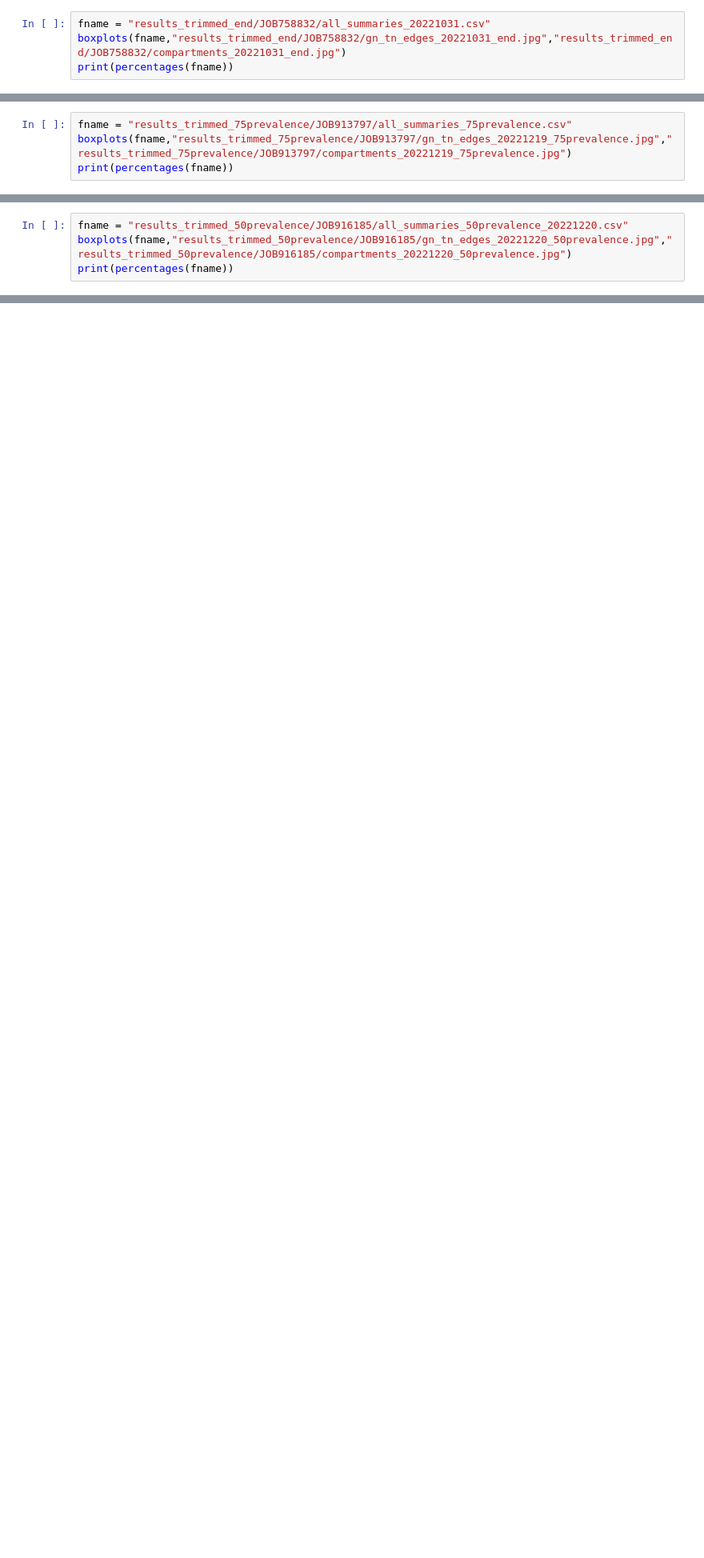
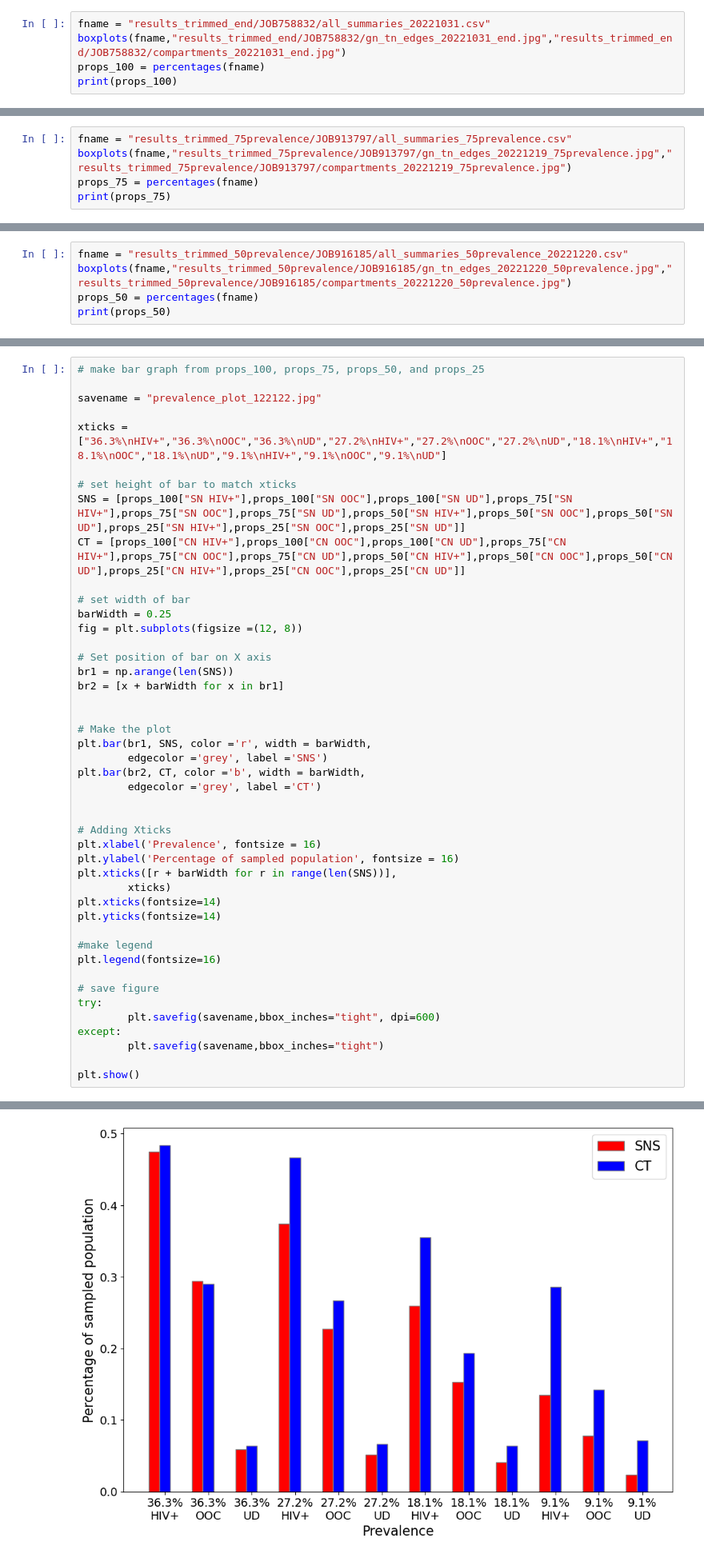
Before and after one commit to breecummins/social_sampling_in_epidemics, a Jupyter notebook: simulations/study_params_20220929/visualize_results.ipynb, the cells around one changed output, grey strips where cells are left out. Shown at 80% size. Cells and saved outputs as stored; diff of their text form; blank space fills up the shorter version.

```diff
--- a/simulations/study_params_20220929/visualize_results.ipynb
+++ b/simulations/study_params_20220929/visualize_results.ipynb
@@ -76,7 +76,8 @@ def percentages(fname):
 # %%
 fname = "results_trimmed_end/JOB758832/all_summaries_20221031.csv"
 boxplots(fname,"results_trimmed_end/JOB758832/gn_tn_edges_20221031_end.jpg","results_trimmed_end/JOB758832/compartments_20221031_end.jpg")
-print(percentages(fname))
+props_100 = percentages(fname)
+print(props_100)
 # %% [output]
 [figure]
 [figure]
@@ -137,7 +138,8 @@ sensitivity_analysis_acceptance/acceptance10/all_summaries_20221120165242.csv
 # %%
 fname = "results_trimmed_75prevalence/JOB913797/all_summaries_75prevalence.csv"
 boxplots(fname,"results_trimmed_75prevalence/JOB913797/gn_tn_edges_20221219_75prevalence.jpg","results_trimmed_75prevalence/JOB913797/compartments_20221219_75prevalence.jpg")
-print(percentages(fname))
+props_75 = percentages(fname)
+print(props_75)
 # %% [output]
 [figure]
 [figure]
@@ -146,7 +148,8 @@ Number of rows with NaN: 2
 # %%
 fname = "results_trimmed_50prevalence/JOB916185/all_summaries_50prevalence_20221220.csv"
 boxplots(fname,"results_trimmed_50prevalence/JOB916185/gn_tn_edges_20221220_50prevalence.jpg","results_trimmed_50prevalence/JOB916185/compartments_20221220_50prevalence.jpg")
-print(percentages(fname))
+props_50 = percentages(fname)
+print(props_50)
 # %% [output]
 [figure]
 [figure]
@@ -154,0 +168,46 @@ Number of rows with NaN: 0
+# %%
+# make bar graph from props_100, props_75, props_50, and props_25
+
+savename = "prevalence_plot_122122.jpg"
+
+xticks = ["36.3%\nHIV+","36.3%\nOOC","36.3%\nUD","27.2%\nHIV+","27.2%\nOOC","27.2%\nUD","18.1%\nHIV+","18.1%\nOOC","18.1%\nUD","9.1%\nHIV+","9.1%\nOOC","9.1%\nUD"]
+
+# set height of bar to match xticks
+SNS = [props_100["SN HIV+"],props_100["SN OOC"],props_100["SN UD"],props_75["SN HIV+"],props_75["SN OOC"],props_75["SN UD"],props_50["SN HIV+"],props_50["SN OOC"],props_50["SN UD"],props_25["SN HIV+"],props_25["SN OOC"],props_25["SN UD"]]
+CT = [props_100["CN HIV+"],props_100["CN OOC"],props_100["CN UD"],props_75["CN HIV+"],props_75["CN OOC"],props_75["CN UD"],props_50["CN HIV+"],props_50["CN OOC"],props_50["CN UD"],props_25["CN HIV+"],props_25["CN OOC"],props_25["CN UD"]]
+
+# set width of bar
+barWidth = 0.25
+fig = plt.subplots(figsize =(12, 8))
+
+# Set position of bar on X axis
+br1 = np.arange(len(SNS))
+br2 = [x + barWidth for x in br1]
+
+
+# Make the plot
+plt.bar(br1, SNS, color ='r', width = barWidth,
+        edgecolor ='grey', label ='SNS')
+plt.bar(br2, CT, color ='b', width = barWidth,
+        edgecolor ='grey', label ='CT')
+
+
+# Adding Xticks
+plt.xlabel('Prevalence', fontsize = 16)
+plt.ylabel('Percentage of sampled population', fontsize = 16)
+plt.xticks([r + barWidth for r in range(len(SNS))],
+        xticks)
+plt.xticks(fontsize=14)
+plt.yticks(fontsize=14)
+
+#make legend
+plt.legend(fontsize=16)
+
+# save figure
+try:
+        plt.savefig(savename,bbox_inches="tight", dpi=600)
+except:
+        plt.savefig(savename,bbox_inches="tight")
+
+plt.show()
+# %% [output]
@@ -154,0 +215 @@ Number of rows with NaN: 0
+[figure, added]
```
Also changed, not shown: parts of 2 cells of this notebook, 7 other files.
